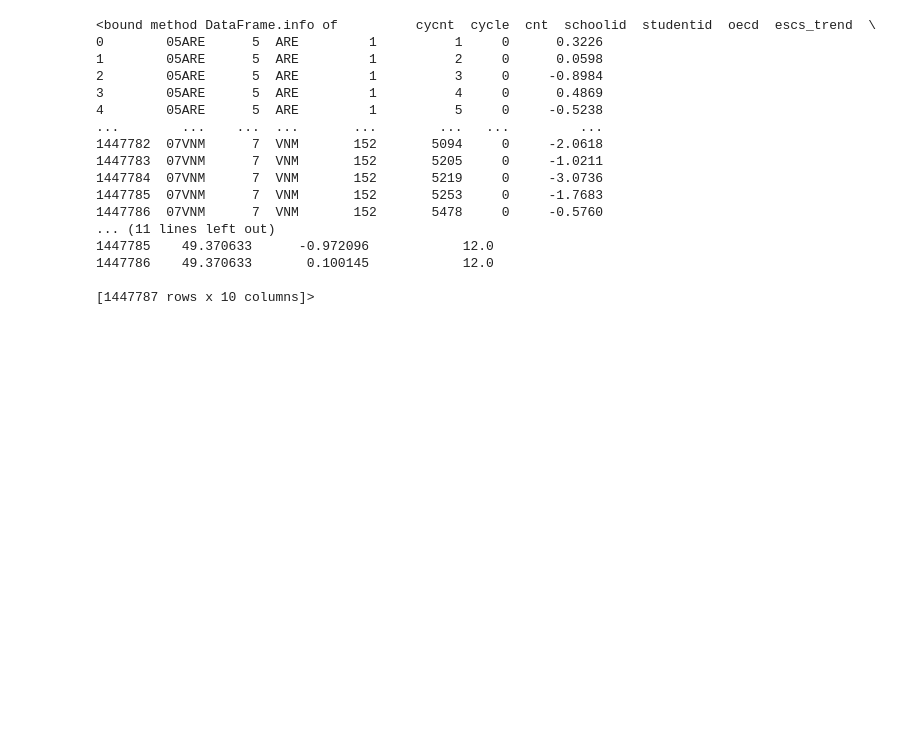
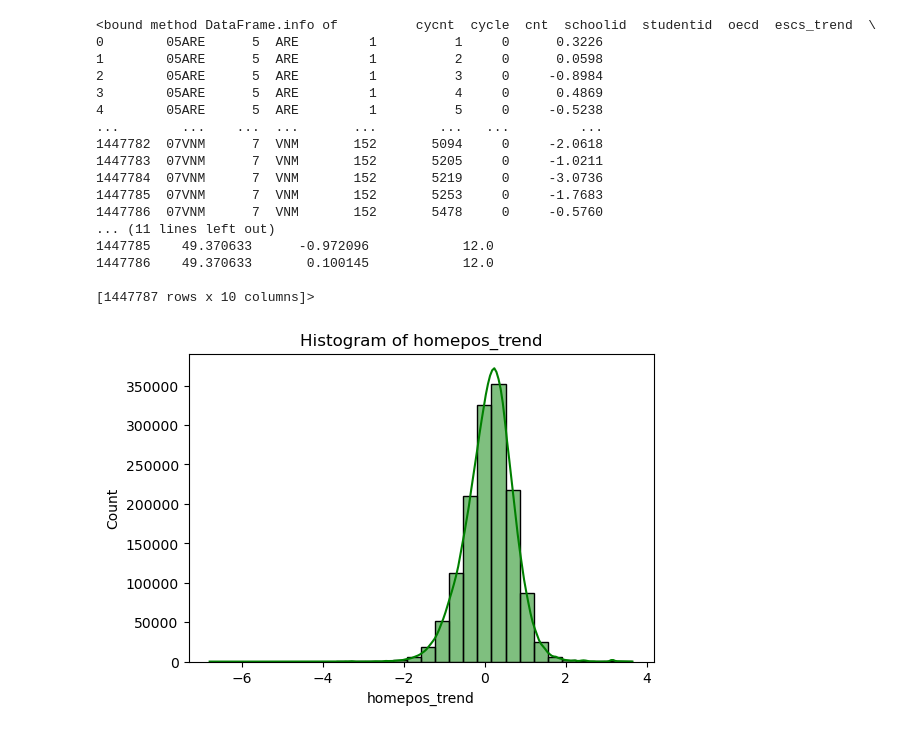
Before and after one commit to anitajn86/DATA-MINING-AND-ANALYTICS, a Jupyter notebook: PRACTICE 1/escsdata.ipynb, the cells around one changed output. Cells and saved outputs as stored; diff of their text form; code cells hidden in the pictures; blank space fills up the shorter version.

Commit message:
analysis on different variables

```diff
--- a/PRACTICE 1/escsdata.ipynb
+++ b/PRACTICE 1/escsdata.ipynb
@@ -290,3 +290,12 @@ escsdata.info
 1447786    49.370633       0.100145            12.0
 
 [1447787 rows x 10 columns]>
+# %%
+#univariate analysis
+#continuous
+plt.figure(figsize=(6,4))
+sb.histplot(escsdata['homepos_trend'],bins=30,kde=True,color='green')
+plt.title("Histogram of homepos_trend")
+plt.show()
+# %% [output]
+[figure, added]
```
Also changed, not shown: parts of 6 cells of this notebook, 1 other file.
